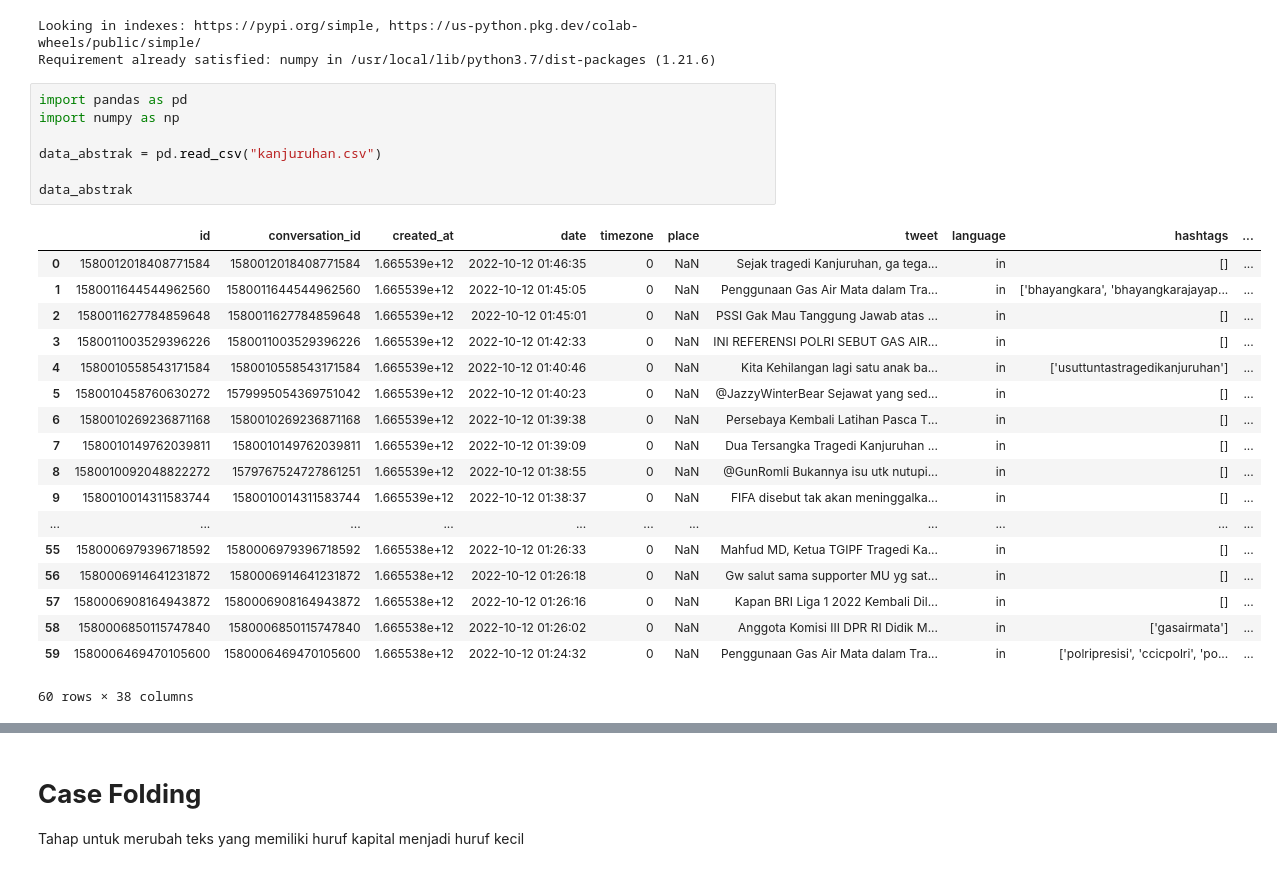
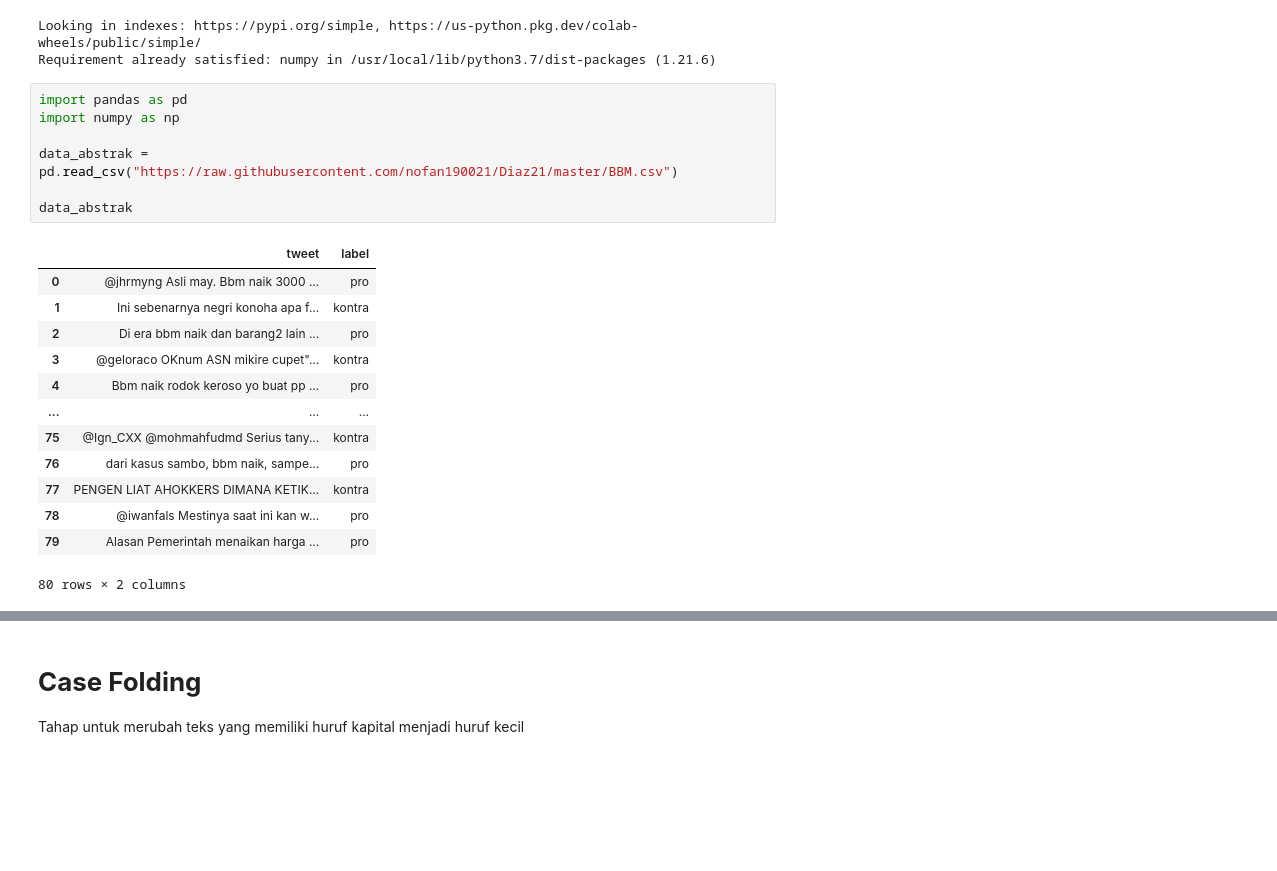
Before and after one commit to nofan190021/webmining, a Jupyter notebook: _sources/notebooks.ipynb, the cells around one changed output, grey strips where cells are left out. Drawn from its saved outputs; the diff is of its cells as text; blank space fills up the shorter version.

```diff
--- a/_sources/notebooks.ipynb
+++ b/_sources/notebooks.ipynb
@@ -113,29 +119,24 @@ Requirement already satisfied: numpy in /usr/local/lib/python3.7/dist-packages (
 # %%
 import pandas as pd
 import numpy as np
 
-data_abstrak = pd.read_csv("kanjuruhan.csv")
+data_abstrak = pd.read_csv("https://raw.githubusercontent.com/nofan190021/Diaz21/master/BBM.csv")
 
 data_abstrak
 # %% [output]
-|  | id | conversation_id | created_at | date | timezone | place | tweet | language | hashtags | ... |
-| 0 | 1580012018408771584 | 1580012018408771584 | 1.665539e+12 | 2022-10-12 01:46:35 | 0 | NaN | Sejak tragedi Kanjuruhan, ga tega... | in | [] | ... |
-| 1 | 1580011644544962560 | 1580011644544962560 | 1.665539e+12 | 2022-10-12 01:45:05 | 0 | NaN | Penggunaan Gas Air Mata dalam Tra... | in | ['bhayangkara', 'bhayangkarajayap... | ... |
-| 2 | 1580011627784859648 | 1580011627784859648 | 1.665539e+12 | 2022-10-12 01:45:01 | 0 | NaN | PSSI Gak Mau Tanggung Jawab atas ... | in | [] | ... |
-| 3 | 1580011003529396226 | 1580011003529396226 | 1.665539e+12 | 2022-10-12 01:42:33 | 0 | NaN | INI REFERENSI POLRI SEBUT GAS AIR... | in | [] | ... |
-| 4 | 1580010558543171584 | 1580010558543171584 | 1.665539e+12 | 2022-10-12 01:40:46 | 0 | NaN | Kita Kehilangan lagi satu anak ba... | in | ['usuttuntastragedikanjuruhan'] | ... |
-| 5 | 1580010458760630272 | 1579995054369751042 | 1.665539e+12 | 2022-10-12 01:40:23 | 0 | NaN | @JazzyWinterBear Sejawat yang sed... | in | [] | ... |
-| 6 | 1580010269236871168 | 1580010269236871168 | 1.665539e+12 | 2022-10-12 01:39:38 | 0 | NaN | Persebaya Kembali Latihan Pasca T... | in | [] | ... |
-| 7 | 1580010149762039811 | 1580010149762039811 | 1.665539e+12 | 2022-10-12 01:39:09 | 0 | NaN | Dua Tersangka Tragedi Kanjuruhan ... | in | [] | ... |
-| 8 | 1580010092048822272 | 1579767524727861251 | 1.665539e+12 | 2022-10-12 01:38:55 | 0 | NaN | @GunRomli Bukannya isu utk nutupi... | in | [] | ... |
-| 9 | 1580010014311583744 | 1580010014311583744 | 1.665539e+12 | 2022-10-12 01:38:37 | 0 | NaN | FIFA disebut tak akan meninggalka... | in | [] | ... |
-| ... | ... | ... | ... | ... | ... | ... | ... | ... | ... | ... |
-| 55 | 1580006979396718592 | 1580006979396718592 | 1.665538e+12 | 2022-10-12 01:26:33 | 0 | NaN | Mahfud MD, Ketua TGIPF Tragedi Ka... | in | [] | ... |
-| 56 | 1580006914641231872 | 1580006914641231872 | 1.665538e+12 | 2022-10-12 01:26:18 | 0 | NaN | Gw salut sama supporter MU yg sat... | in | [] | ... |
-| 57 | 1580006908164943872 | 1580006908164943872 | 1.665538e+12 | 2022-10-12 01:26:16 | 0 | NaN | Kapan BRI Liga 1 2022 Kembali Dil... | in | [] | ... |
-| 58 | 1580006850115747840 | 1580006850115747840 | 1.665538e+12 | 2022-10-12 01:26:02 | 0 | NaN | Anggota Komisi III DPR RI Didik M... | in | ['gasairmata'] | ... |
-| 59 | 1580006469470105600 | 1580006469470105600 | 1.665538e+12 | 2022-10-12 01:24:32 | 0 | NaN | Penggunaan Gas Air Mata dalam Tra... | in | ['polripresisi', 'ccicpolri', 'po... | ... |
+|  | tweet | label |
+| 0 | @jhrmyng Asli may. Bbm naik 3000 ... | pro |
+| 1 | Ini sebenarnya negri konoha apa f... | kontra |
+| 2 | Di era bbm naik dan barang2 lain ... | pro |
+| 3 | @geloraco OKnum ASN mikire cupet"... | kontra |
+| 4 | Bbm naik rodok keroso yo buat pp ... | pro |
+| ... | ... | ... |
+| 75 | @Ign_CXX @mohmahfudmd Serius tany... | kontra |
+| 76 | dari kasus sambo, bbm naik, sampe... | pro |
+| 77 | PENGEN LIAT AHOKKERS DIMANA KETIK... | kontra |
+| 78 | @iwanfals Mestinya saat ini kan w... | pro |
+| 79 | Alasan Pemerintah menaikan harga ... | pro |
-60 rows × 38 columns
+80 rows × 2 columns
 # %%
 #install library sastrawi
 !pip install sastrawi
```
Also changed, not shown: parts of 81 cells of this notebook, 17 other files.
